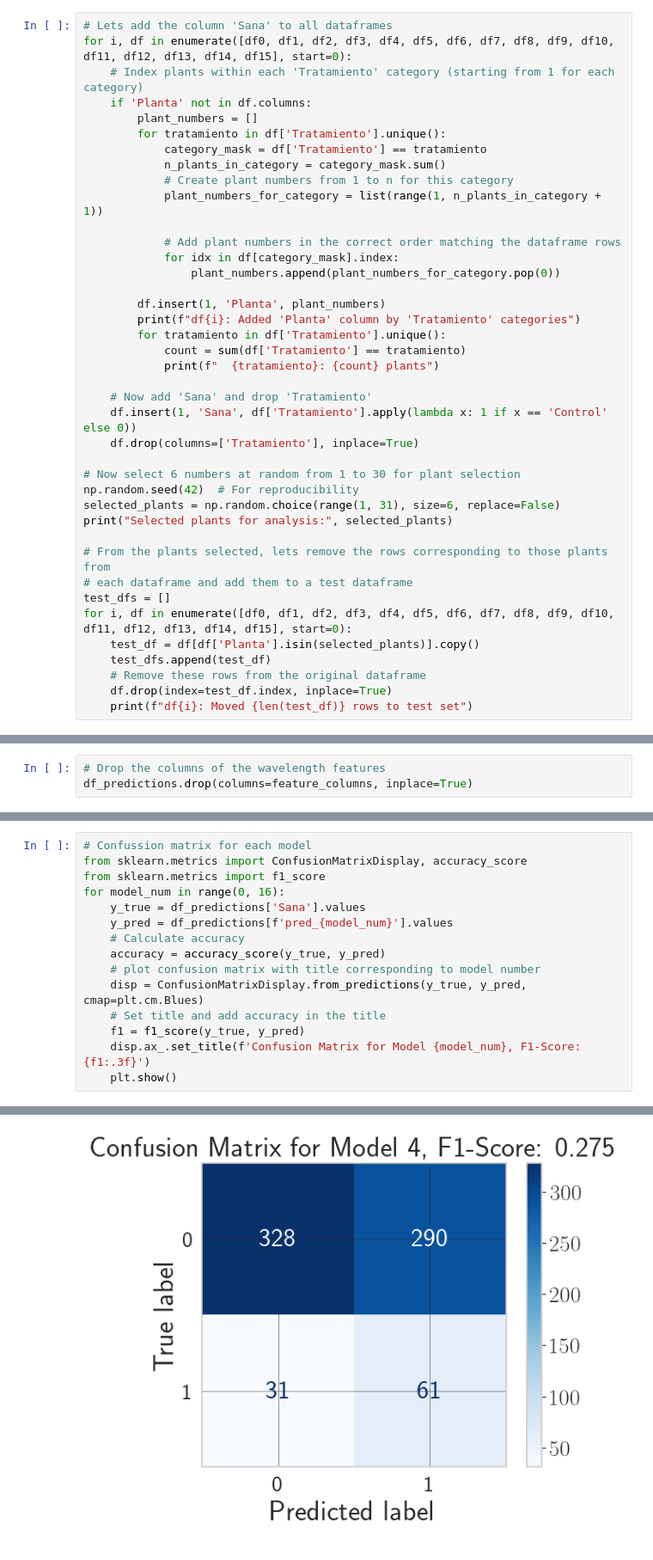
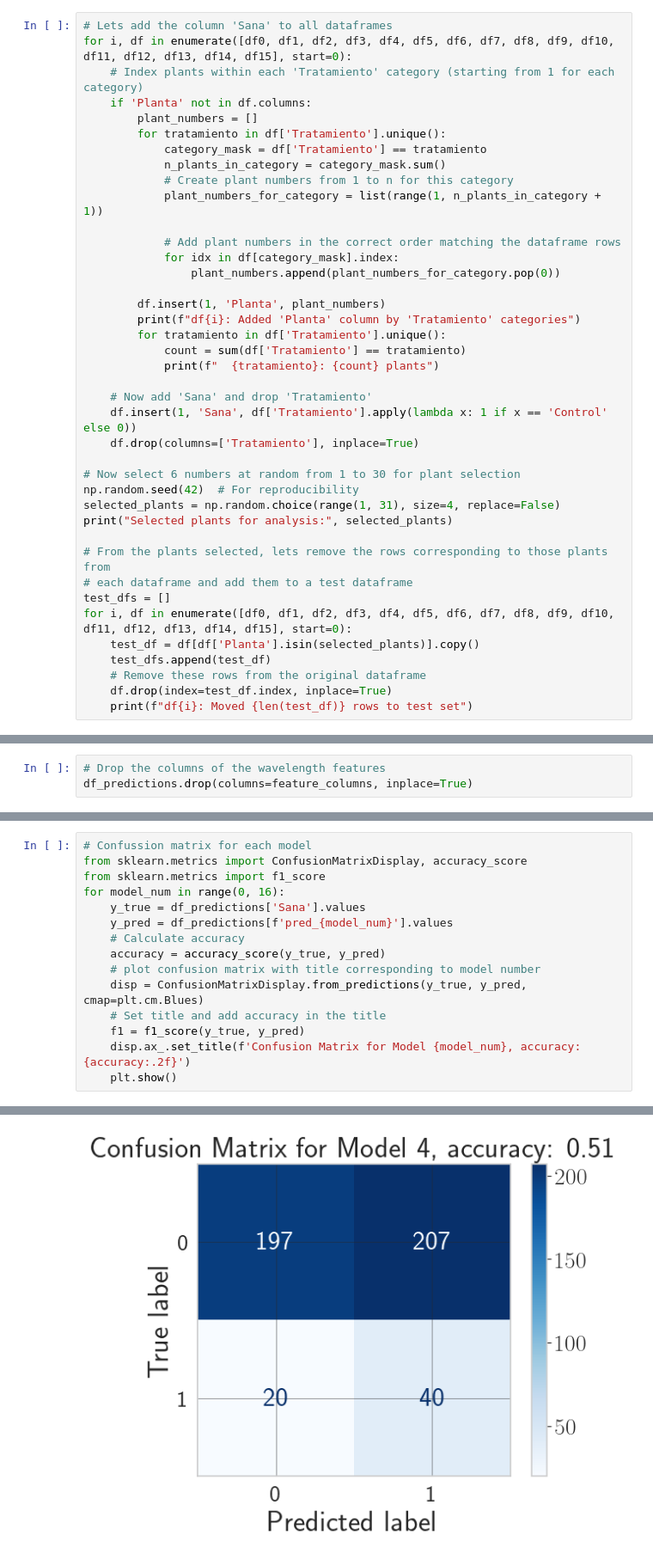
Before and after one commit to RicardoLoperaV/DiPreSi, a Jupyter notebook: Modelos/Modelo 3/Mod_main3.ipynb, the cells around one changed output, grey strips where cells are left out. Shown at 86% size. Cells and saved outputs as stored; diff of their text form.

```diff
--- a/Modelos/Modelo 3/Mod_main3.ipynb
+++ b/Modelos/Modelo 3/Mod_main3.ipynb
@@ -75,7 +75,7 @@ for i, df in enumerate([df0, df1, df2, df3, df4, df5, df6, df7, df8, df9, df10,
 
 # Now select 6 numbers at random from 1 to 30 for plant selection
 np.random.seed(42)  # For reproducibility
-selected_plants = np.random.choice(range(1, 31), size=6, replace=False)
+selected_plants = np.random.choice(range(1, 31), size=4, replace=False)
 print("Selected plants for analysis:", selected_plants)
 
 # From the plants selected, lets remove the rows corresponding to those plants from
@@ -315,6 +281,6 @@ for model_num in range(0, 16):
     disp = ConfusionMatrixDisplay.from_predictions(y_true, y_pred, cmap=plt.cm.Blues)
     # Set title and add accuracy in the title
     f1 = f1_score(y_true, y_pred)
-    disp.ax_.set_title(f'Confusion Matrix for Model {model_num}, F1-Score: {f1:.3f}')
+    disp.ax_.set_title(f'Confusion Matrix for Model {model_num}, accuracy: {accuracy:.2f}')
     plt.show()
 # %% [output]
@@ -325 +291 @@ for model_num in range(0, 16):
-[figure, old version]
+[figure, new version]
```
Also changed, not shown: parts of 11 cells of this notebook, 3 other files.
